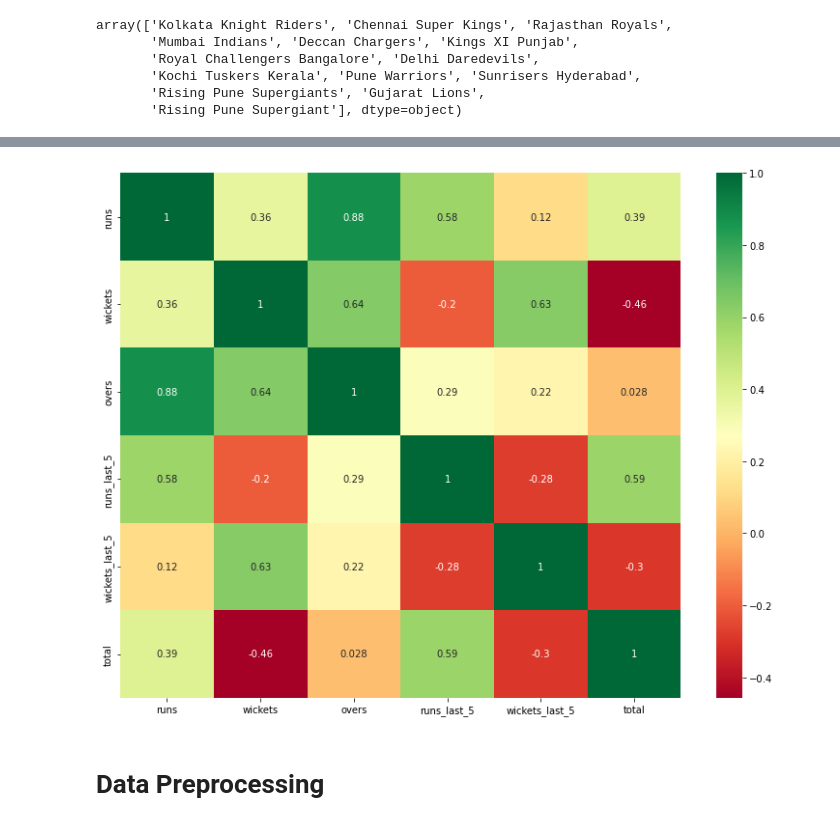
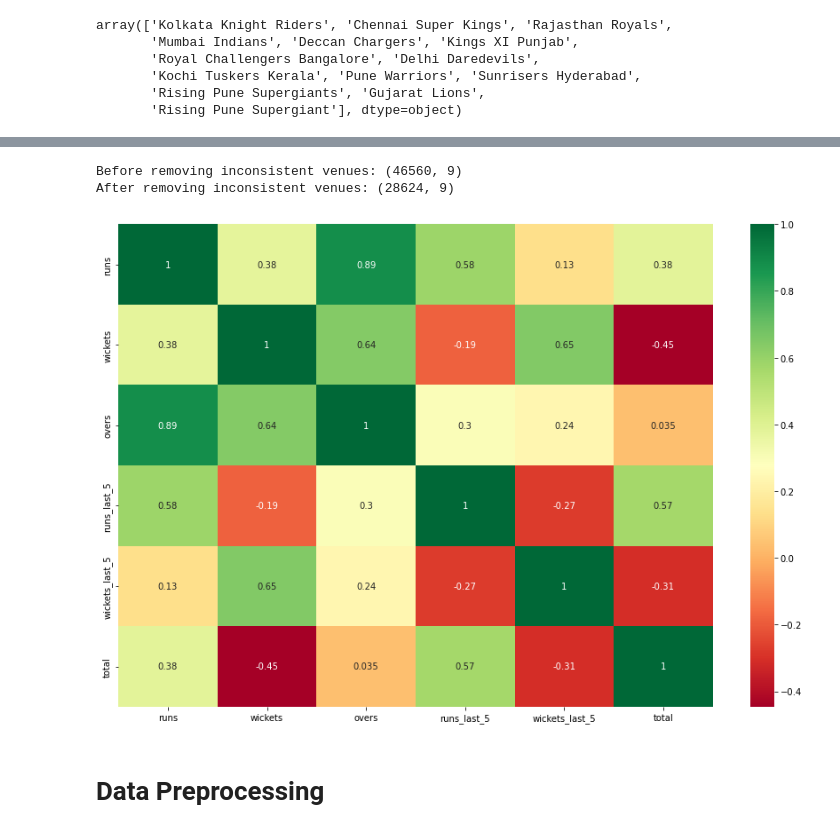
Before and after one commit to TAM-VIT/IPL_Score_Prediction, a Jupyter notebook: IPL.ipynb, the cells around one changed output, grey strips where cells are left out. Saved outputs shown, nothing was run; the diff lists cells and outputs as text; code cells hidden in the pictures.

```diff
--- a/IPL.ipynb
+++ b/IPL.ipynb
@@ -72,3 +127,7 @@ array(['Kolkata Knight Riders', 'Chennai Super Kings', 'Rajasthan Royals',
        'Kochi Tuskers Kerala', 'Pune Warriors', 'Sunrisers Hyderabad',
        'Rising Pune Supergiants', 'Gujarat Lions',
        'Rising Pune Supergiant'], dtype=object)
+# %%
+#Replace the data of Deccan Chargers to Sunrisers Hyderabad
+data['bat_team'] = data['bat_team'].str.replace('Deccan Chargers', 'Sunrisers Hyderabad')
+data['bowl_team'] = data['bowl_team'].str.replace('Deccan Chargers', 'Sunrisers Hyderabad')
@@ -102,7 +155,0 @@ array(['Royal Challengers Bangalore', 'Kings XI Punjab',
-# %%
-#Converting the column 'date' from string into datatime object
-from datetime import datetime
-print("Before converting date column from string to datetime object: {}".format(type(data.iloc[0,0])))
-#data['date'] = data['date'].apply(lambda x: datetime.strptime(x, '%Y-%m-%d'))
-data['date'] = pd.to_datetime(data['date'], format='%Y-%m-%d')
-print('After converting date column from string to datetime object: {}'.format(type(data.iloc[0,0])))
@@ -112,17 +178,29 @@ After converting date column from string to datetime object: <class 'pandas._lib
+# %%
+Grounds = [ 'Wankhede Stadium', 'Sharjah Cricket Stadium', 'Sheikh Zayed Stadium', 'Sardar Patel Stadium, Motera', 'Rajiv Gandhi International Stadium, Uppal',
+          'Punjab Cricket Association Stadium, Mohali', 'Punjab Cricket Association IS Bindra Stadium, Mohali', 'M Chinnaswamy Stadium'
+          ,'MA Chidambaram Stadium, Chepauk', 'Eden Gardens', 'Dubai International Cricket Stadium','Saurashtra Cricket Association Stadium','Vidarbha Cricket Association Stadium, Jamtha' ]
+# %%
+#keeping only consistent venues
+print('Before removing inconsistent venues: {}'.format(data.shape))
+data=data[(data['venue'].isin(Grounds))]
+print('After removing inconsistent venues: {}'.format(data.shape))
+# %% [output]
+Before removing inconsistent venues: (46560, 9)
+After removing inconsistent venues: (28624, 9)
 # %%
 # Selecting correlated features using Heatmap
 import matplotlib.pyplot as plt
 import seaborn as sns
 
 # Get correlation of all the features of the dataset
 corr_matrix = data.corr()
 top_corr_features = corr_matrix.index
 
 # Plotting the heatmap
-plt.figure(figsize=(13,10))
+plt.figure(figsize=(15,10))
 g = sns.heatmap(data=data[top_corr_features].corr(), annot=True, cmap='RdYlGn')
 # %% [output]
-[figure, old version]
+[figure, new version]
 # %% [markdown]
 # Data Preprocessing
 # %%
```
Also changed, not shown: parts of 71 cells of this notebook, 3 other files.
